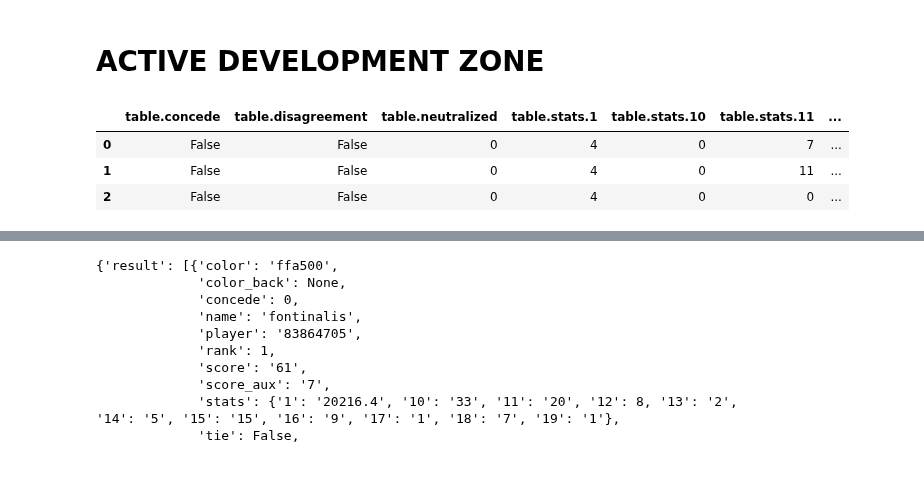
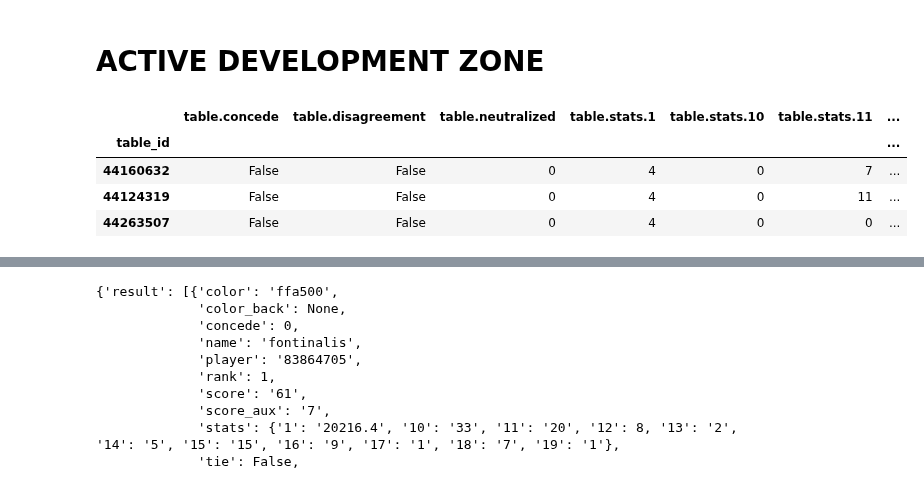
Before and after one commit to xiwix/binder, a Jupyter notebook: bga.puertorico.analyze.ipynb, the cells around one changed output, grey strips where cells are left out. Cells and saved outputs as stored; diff of their text form; code cells hidden in the pictures.

```diff
--- a/bga.puertorico.analyze.ipynb
+++ b/bga.puertorico.analyze.ipynb
@@ -220,12 +220,13 @@ for i,t in enumerate(datas):
 
 stats = sorted(stats, key=lambda g: int(g['table']['stats']['2']), reverse=True)
 # %%
-df_table = json_normalize(data=stats).drop(columns=['result'])
+df_table = json_normalize(data=stats).drop(columns=['result']).set_index('table_id')
 df_table.head(3)
 # %% [output]
 |  | table.concede | table.disagreement | table.neutralized | table.stats.1 | table.stats.10 | table.stats.11 | ... |
-| 0 | False | False | 0 | 4 | 0 | 7 | ... |
-| 1 | False | False | 0 | 4 | 0 | 11 | ... |
-| 2 | False | False | 0 | 4 | 0 | 0 | ... |
+| table_id |  |  |  |  |  |  | ... |
+| 44160632 | False | False | 0 | 4 | 0 | 7 | ... |
+| 44124319 | False | False | 0 | 4 | 0 | 11 | ... |
+| 44263507 | False | False | 0 | 4 | 0 | 0 | ... |
 # %%
 df_player = json_normalize(data=stats, record_path=['result'], meta='table_id')
```
Also changed, not shown: parts of 1 cell of this notebook.
